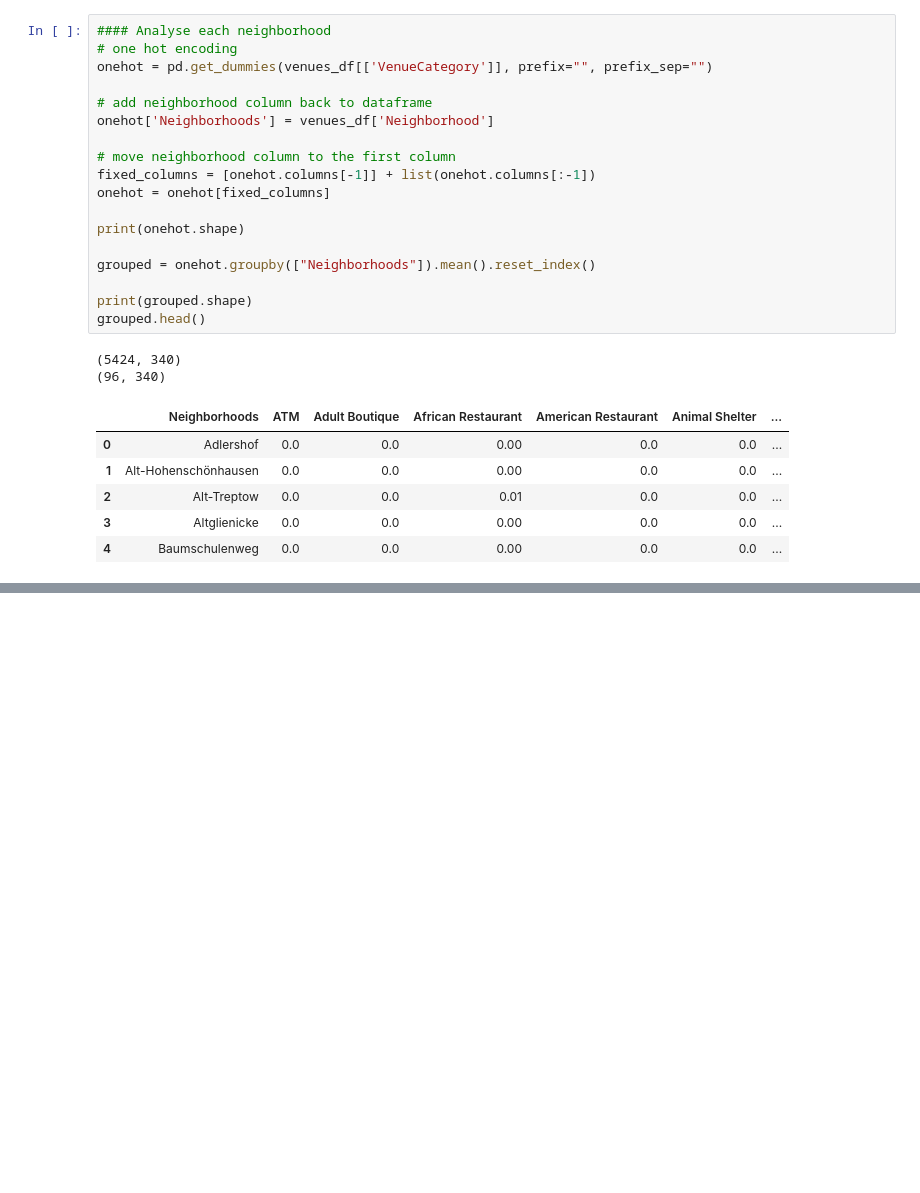
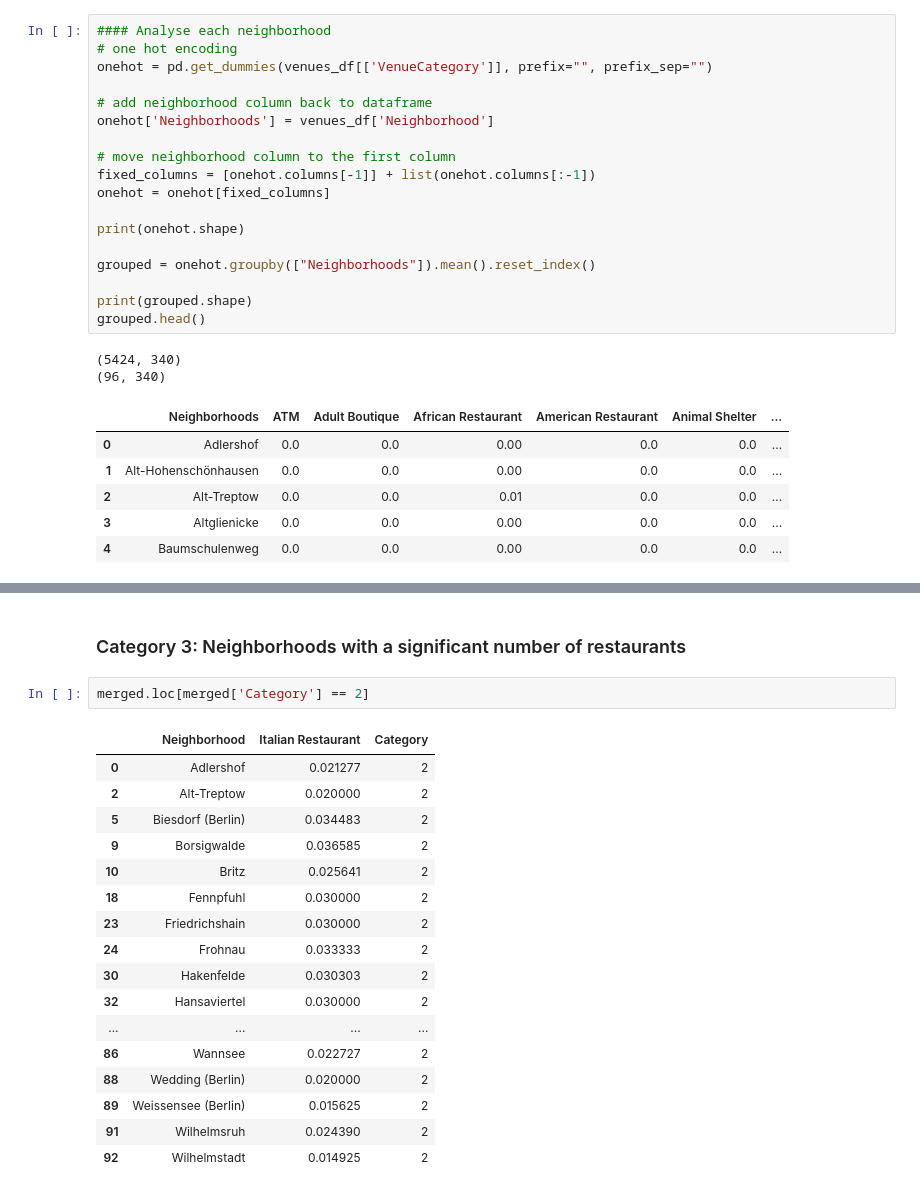
Before and after one commit to skhiearth/Coursera-IBM-The-Battle-of-Neighborhoods-Capstone-Project-, a Jupyter notebook: The Battle of Neighborhoods - Notebook.ipynb, the cells around one changed output, grey strips where cells are left out. Saved outputs shown, nothing was run; the diff lists cells and outputs as text; blank space fills up the shorter version.

```diff
--- a/The Battle of Neighborhoods - Notebook.ipynb
+++ b/The Battle of Neighborhoods - Notebook.ipynb
@@ -241,0 +372,22 @@ berlin_rest.head()
+# %% [markdown]
+### Category 3: Neighborhoods with a significant number of restaurants
+# %%
+merged.loc[merged['Category'] == 2]
+# %% [output]
+|  | Neighborhood | Italian Restaurant | Category |
+| 0 | Adlershof | 0.021277 | 2 |
+| 2 | Alt-Treptow | 0.020000 | 2 |
+| 5 | Biesdorf (Berlin) | 0.034483 | 2 |
+| 9 | Borsigwalde | 0.036585 | 2 |
+| 10 | Britz | 0.025641 | 2 |
+| 18 | Fennpfuhl | 0.030000 | 2 |
+| 23 | Friedrichshain | 0.030000 | 2 |
+| 24 | Frohnau | 0.033333 | 2 |
+| 30 | Hakenfelde | 0.030303 | 2 |
+| 32 | Hansaviertel | 0.030000 | 2 |
+| ... | ... | ... | ... |
+| 86 | Wannsee | 0.022727 | 2 |
+| 88 | Wedding (Berlin) | 0.020000 | 2 |
+| 89 | Weissensee (Berlin) | 0.015625 | 2 |
+| 91 | Wilhelmsruh | 0.024390 | 2 |
+| 92 | Wilhelmstadt | 0.014925 | 2 |
```
Also changed, not shown: parts of 21 cells of this notebook.
